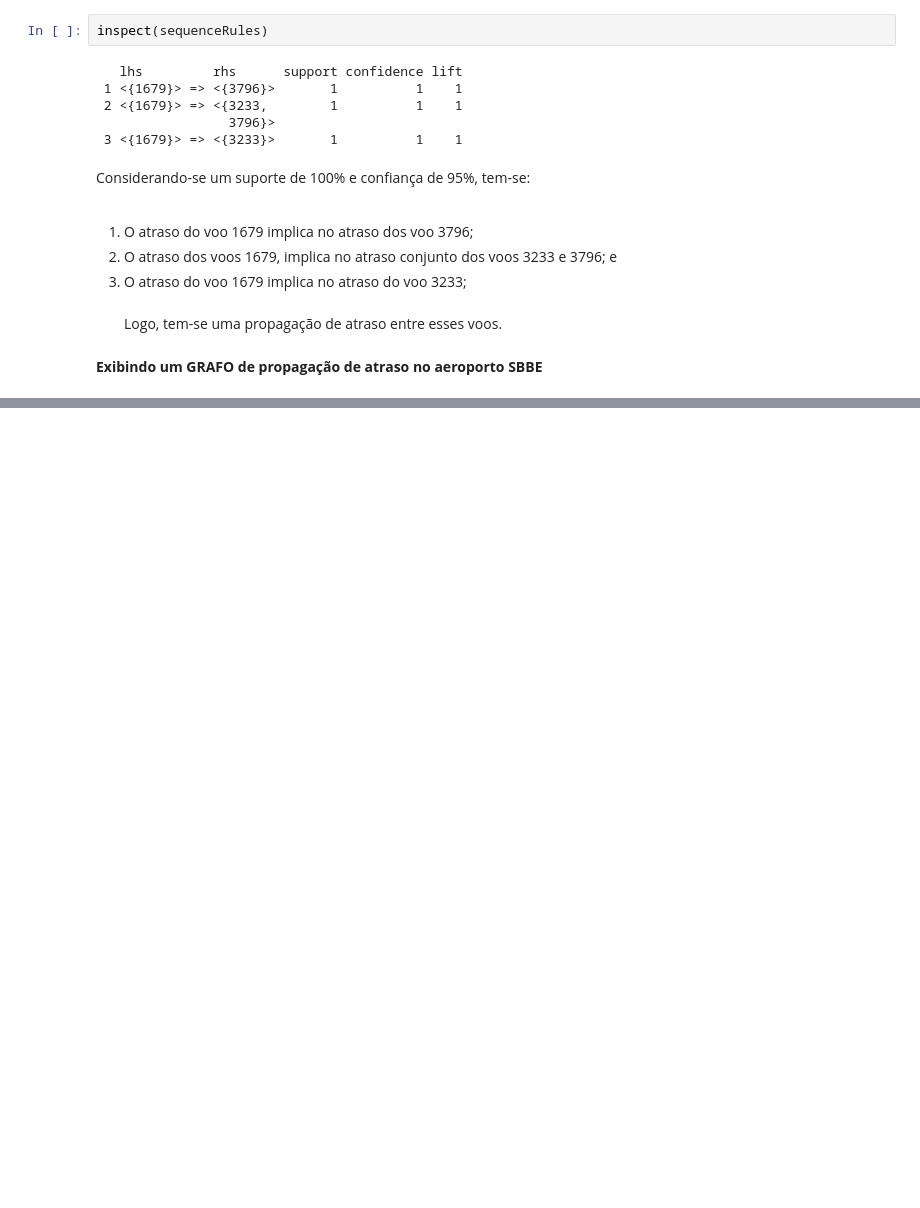
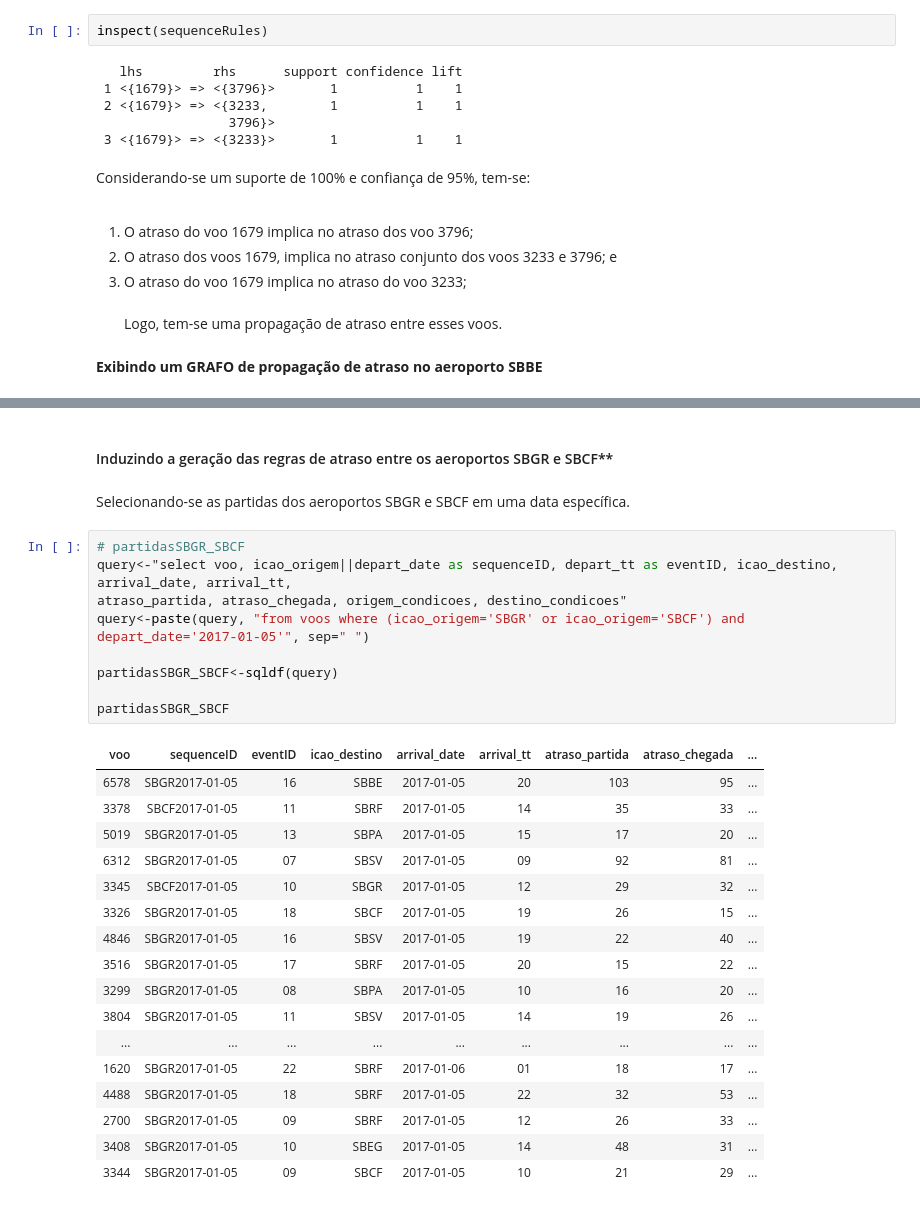
Before and after one commit to jcolares/DM2018, a Jupyter notebook: DataMining.ipynb, the cells around one changed output, grey strips where cells are left out. Saved outputs shown, nothing was run; the diff lists cells and outputs as text; blank space fills up the shorter version.

```diff
--- a/DataMining.ipynb
+++ b/DataMining.ipynb
@@ -1133,0 +1134,31 @@ plot(voo_Graph, usearrows=TRUE, displaylabels=TRUE)
+# %% [markdown]
+#### Induzindo a geração das regras de atraso entre os aeroportos SBGR e SBCF**
+# %% [markdown]
+Selecionando-se as partidas dos aeroportos SBGR e SBCF em uma data específica.
+# %%
+# partidasSBGR_SBCF
+query<-"select voo, icao_origem||depart_date as sequenceID, depart_tt as eventID, icao_destino, arrival_date, arrival_tt,
+atraso_partida, atraso_chegada, origem_condicoes, destino_condicoes"
+query<-paste(query, "from voos where (icao_origem='SBGR' or icao_origem='SBCF') and depart_date='2017-01-05'", sep=" ")
+
+partidasSBGR_SBCF<-sqldf(query)
+
+partidasSBGR_SBCF
+# %% [output]
+| voo | sequenceID | eventID | icao_destino | arrival_date | arrival_tt | atraso_partida | atraso_chegada | ... |
+| 6578 | SBGR2017-01-05 | 16 | SBBE | 2017-01-05 | 20 | 103 | 95 | ... |
+| 3378 | SBCF2017-01-05 | 11 | SBRF | 2017-01-05 | 14 | 35 | 33 | ... |
+| 5019 | SBGR2017-01-05 | 13 | SBPA | 2017-01-05 | 15 | 17 | 20 | ... |
+| 6312 | SBGR2017-01-05 | 07 | SBSV | 2017-01-05 | 09 | 92 | 81 | ... |
+| 3345 | SBCF2017-01-05 | 10 | SBGR | 2017-01-05 | 12 | 29 | 32 | ... |
+| 3326 | SBGR2017-01-05 | 18 | SBCF | 2017-01-05 | 19 | 26 | 15 | ... |
+| 4846 | SBGR2017-01-05 | 16 | SBSV | 2017-01-05 | 19 | 22 | 40 | ... |
+| 3516 | SBGR2017-01-05 | 17 | SBRF | 2017-01-05 | 20 | 15 | 22 | ... |
+| 3299 | SBGR2017-01-05 | 08 | SBPA | 2017-01-05 | 10 | 16 | 20 | ... |
+| 3804 | SBGR2017-01-05 | 11 | SBSV | 2017-01-05 | 14 | 19 | 26 | ... |
+| ... | ... | ... | ... | ... | ... | ... | ... | ... |
+| 1620 | SBGR2017-01-05 | 22 | SBRF | 2017-01-06 | 01 | 18 | 17 | ... |
+| 4488 | SBGR2017-01-05 | 18 | SBRF | 2017-01-05 | 22 | 32 | 53 | ... |
+| 2700 | SBGR2017-01-05 | 09 | SBRF | 2017-01-05 | 12 | 26 | 33 | ... |
+| 3408 | SBGR2017-01-05 | 10 | SBEG | 2017-01-05 | 14 | 48 | 31 | ... |
+| 3344 | SBGR2017-01-05 | 09 | SBCF | 2017-01-05 | 10 | 21 | 29 | ... |
```
Also changed, not shown: parts of 23 cells of this notebook.
